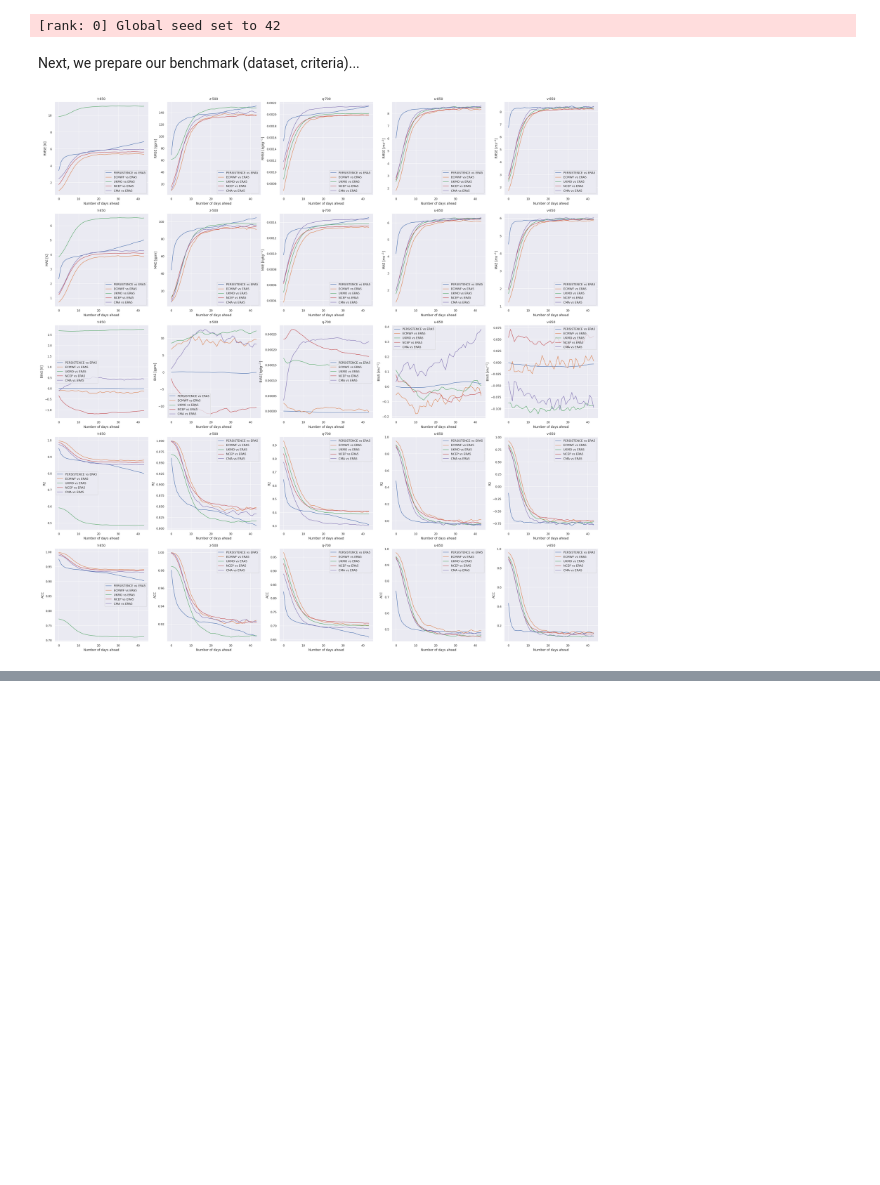
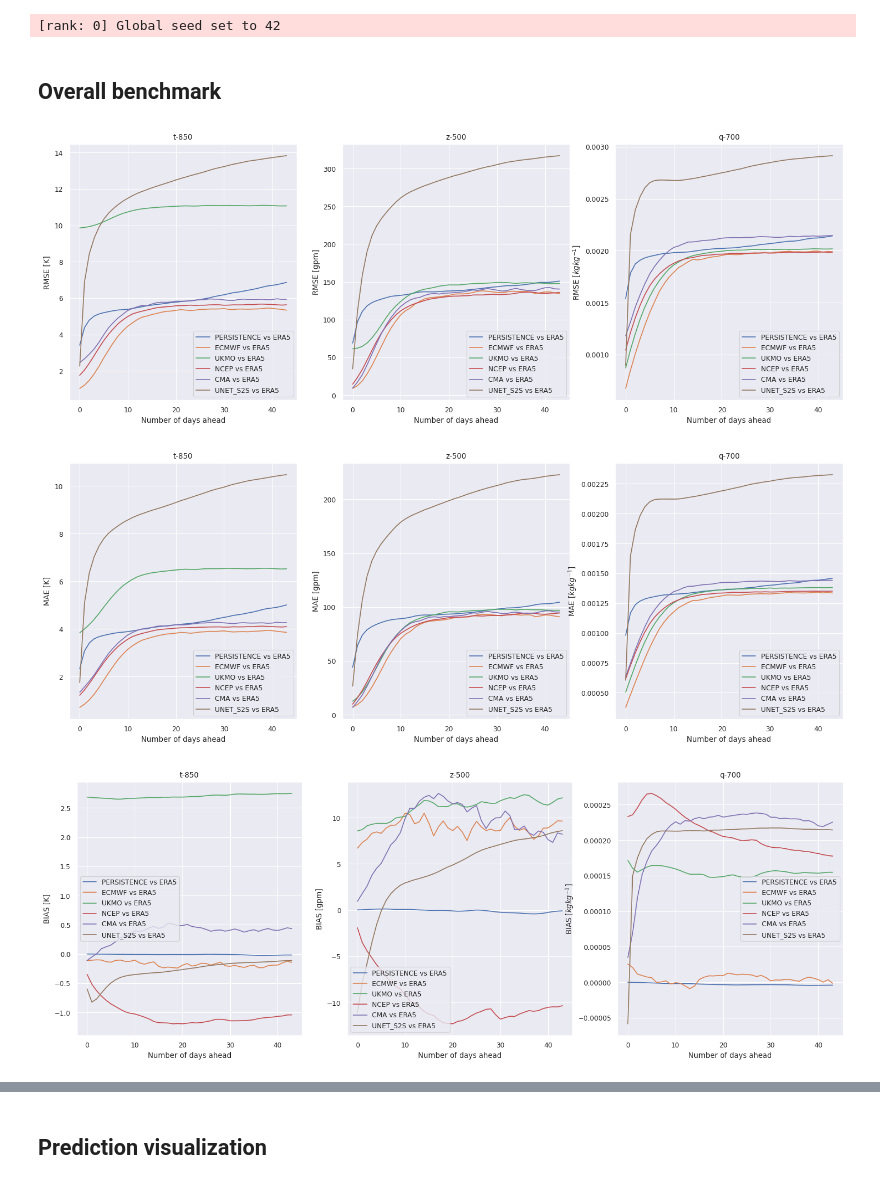
Before and after one commit to leap-stc/ChaosBench, a Jupyter notebook: notebooks/04a_s2s_eval.ipynb, the cells around one changed output, grey strips where cells are left out. Drawn from its saved outputs; the diff is of its cells as text; code cells hidden in the pictures; blank space fills up the shorter version.

```diff
--- a/notebooks/04a_s2s_eval.ipynb
+++ b/notebooks/04a_s2s_eval.ipynb
@@ -22,44 +22,53 @@ pl.seed_everything(42)
 
 import matplotlib.pyplot as plt
 import seaborn as sns
+sns.set_style('whitegrid', {'axes.grid' : False})
 sns.set_theme(context='paper')
 
 import sys
 sys.path.append('..')
 
 from chaosbench import dataset, config, utils, criterion
-from chaosbench.models import mlp, model, unet
+from chaosbench.models import model, mlp, cnn, ae
 
 device = torch.device('cuda' if torch.cuda.is_available() else 'cpu')
 # %% [output]
 [rank: 0] Global seed set to 42
 # %% [markdown]
-Next, we prepare our benchmark (dataset, criteria)...
+## Overall benchmark
 # %%
 # Plot RMSE over time, across centers
-model_names = ['persistence', 'ecmwf', 'ukmo', 'ncep', 'cma']
+model_names = ['persistence', 'ecmwf', 'ukmo', 'ncep', 'cma', 'unet_s2s']
 metrics = ['rmse', 'mae', 'bias', 'r2', 'acc']
-headline_vars = dict({'t-850': 'K', 'z-500': 'gpm', 'q-700': r'$kg kg^{-1}$', 'u-850': r'$ms^{-1}$', 'v-850': r'$ms^{-1}$'})
+headline_vars = dict({'t-850': 'K', 'z-500': 'gpm', 'q-700': r'$kg kg^{-1}$'})
 
-f, ax = plt.subplots(len(metrics), len(headline_vars), figsize=(6*len(headline_vars), 6*len(metrics)))
 
-for model_idx, model_name in enumerate(model_names):
-    for metric_idx, metric in enumerate(metrics):
-        df = pd.read_csv(Path(f'../logs/{model_name}/eval/{metric}_{model_name}.csv'))
+for metric_idx, metric in enumerate(metrics):
+
+    f, ax = plt.subplots(1, len(headline_vars), figsize=(6*len(headline_vars), 6))
+
+    for model_idx, model_name in enumerate(model_names):
+        if 's2s' in model_name:
+            df = pd.read_csv(Path(f'../logs/{model_name}/eval/version_0/{metric}_{model_name}.csv'))
+        else:
+            df = pd.read_csv(Path(f'../logs/{model_name}/eval/{metric}_{model_name}.csv'))
 
         for headline_idx, (headline_var, headline_unit) in enumerate(headline_vars.items()):
             sns.lineplot(
                 df[[headline_var]].to_numpy().squeeze(),
                 label=f'{model_name.upper()} vs ERA5',
-                ax=ax[metric_idx, headline_idx]
+                ax=ax[headline_idx]
             )
 
             ## Labeling
-            ax[metric_idx, headline_idx].set_xlabel('Number of days ahead')
+            ax[headline_idx].set_xlabel('Number of days ahead')
             if metric in ['r2', 'acc']:
-                ax[metric_idx, headline_idx].set_ylabel(f'{metric.upper()}')
+                ax[headline_idx].set_ylabel(f'{metric.upper()}')
             else:
-                ax[metric_idx, headline_idx].set_ylabel(f'{metric.upper()} [{headline_unit}]')
-            ax[metric_idx, headline_idx].set_title(f'{headline_var}')
+                ax[headline_idx].set_ylabel(f'{metric.upper()} [{headline_unit}]')
+
+            ax[headline_idx].set_title(f'{headline_var}')
 # %% [output]
-[figure, old version]
+[figure, new version]
+[figure, added]
+[figure, added]
@@ -65,0 +77,2 @@ for model_idx, model_name in enumerate(model_names):
+# %% [markdown]
+## Prediction visualization
```
Also changed, not shown: parts of 6 cells of this notebook, 23 other files.
